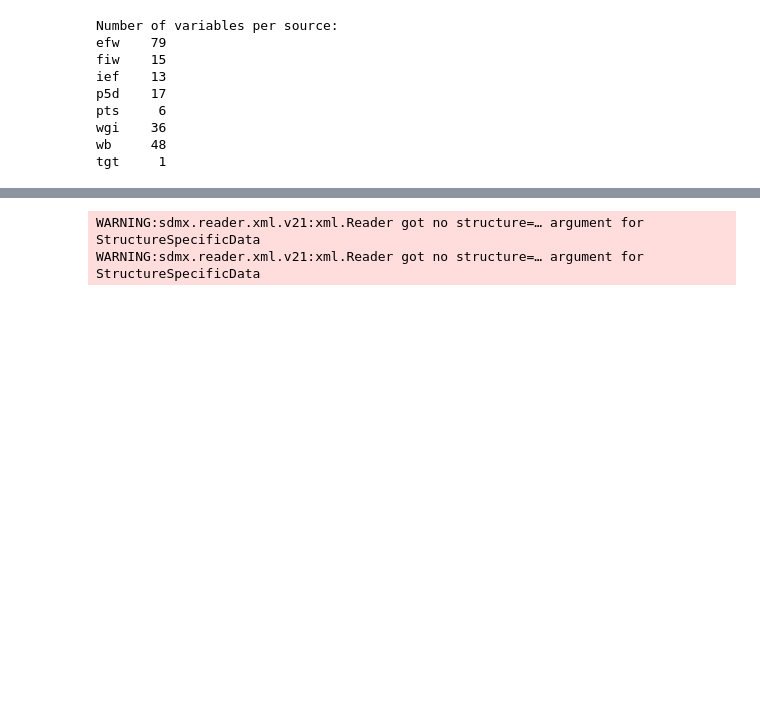
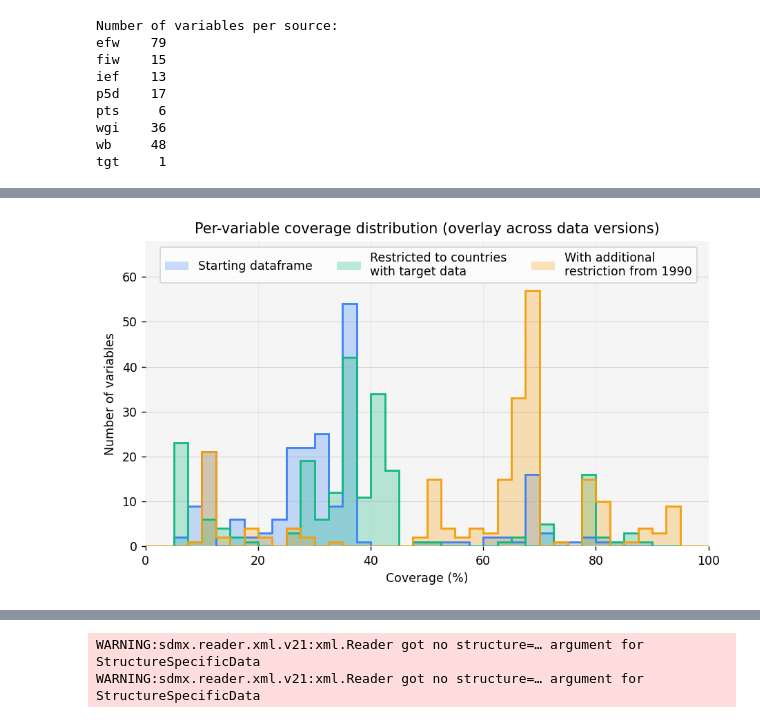
Before and after one commit to janjdarecki/instquality, a Jupyter notebook: 2. Visualise dataset.ipynb, the cells around one changed output, grey strips where cells are left out. Drawn from its saved outputs; the diff is of its cells as text; code cells hidden in the pictures; blank space fills up the shorter version.

```diff
--- a/2. Visualise dataset.ipynb
+++ b/2. Visualise dataset.ipynb
@@ -77,0 +106,6 @@ coverage_panel(df, prefixes, start=1960, end=2024)
+# %%
+from functions.plot import coverage_per_version
+
+coverage_per_version(df)
+# %% [output]
+[figure, added]
```
Also changed, not shown: parts of 11 cells of this notebook, 6 other files.
